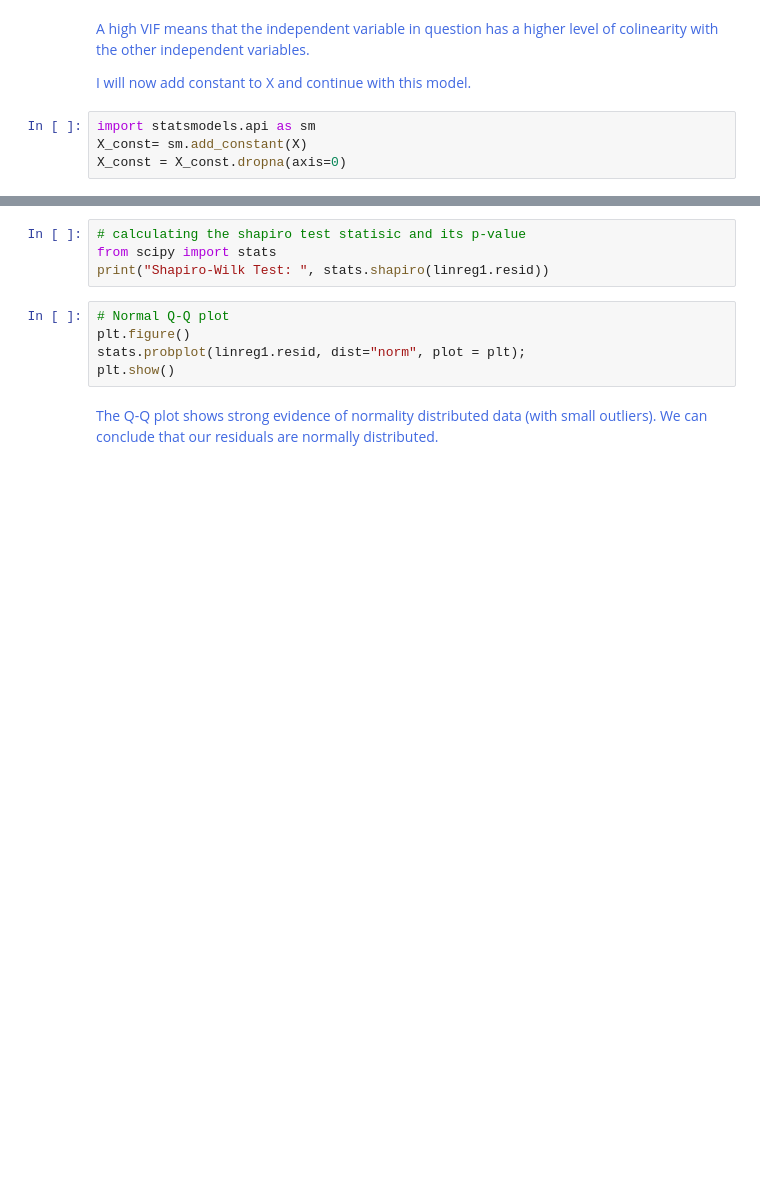
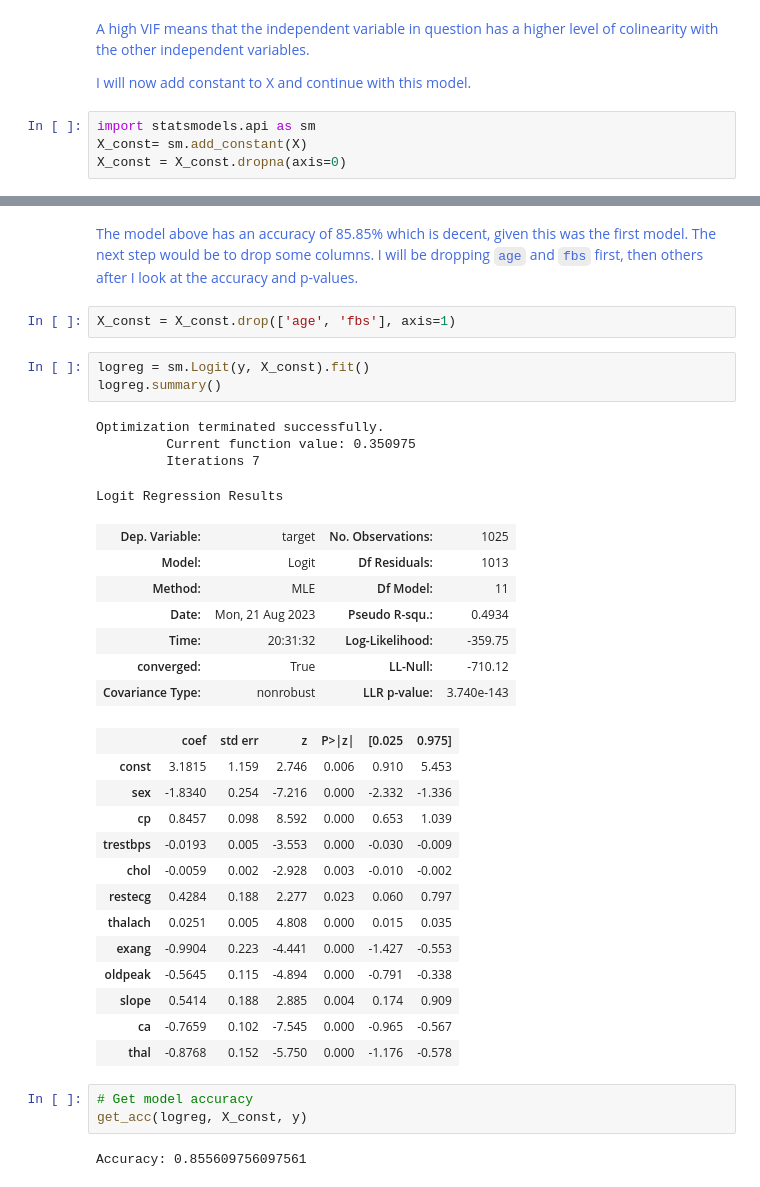
Before and after one commit to puneetsran/supervised_learning_project, a Jupyter notebook: supervised_learning_project.ipynb, the cells around one changed output, grey strips where cells are left out. Saved outputs shown, nothing was run; the diff lists cells and outputs as text; blank space fills up the shorter version.

```diff
--- a/supervised_learning_project.ipynb
+++ b/supervised_learning_project.ipynb
@@ -416,11 +380,37 @@ linreg1.summary()
-# %%
-# calculating the shapiro test statisic and its p-value
-from scipy import stats
-print("Shapiro-Wilk Test: ", stats.shapiro(linreg1.resid))
-# %%
-# Normal Q-Q plot
-plt.figure()
-stats.probplot(linreg1.resid, dist="norm", plot = plt);
-plt.show()
-# %% [markdown]
-<span style="color:royalblue">The Q-Q plot shows strong evidence of normality distributed data (with small outliers). We can conclude that our residuals are normally distributed.</span>
+# %% [markdown]
+<span style="color:royalblue">The model above has an accuracy of 85.85% which is decent, given this was the first model. The next step would be to drop some columns. I will be dropping `age` and `fbs` first, then others after I look at the accuracy and p-values.</span>
+# %%
+X_const = X_const.drop(['age', 'fbs'], axis=1)
+# %%
+logreg = sm.Logit(y, X_const).fit()
+logreg.summary()
+# %% [output]
+Optimization terminated successfully.
+         Current function value: 0.350975
+         Iterations 7
+Logit Regression Results
+| Dep. Variable: | target | No. Observations: | 1025 |
+| Model: | Logit | Df Residuals: | 1013 |
+| Method: | MLE | Df Model: | 11 |
+| Date: | Mon, 21 Aug 2023 | Pseudo R-squ.: | 0.4934 |
+| Time: | 20:31:32 | Log-Likelihood: | -359.75 |
+| converged: | True | LL-Null: | -710.12 |
+| Covariance Type: | nonrobust | LLR p-value: | 3.740e-143 |
+|  | coef | std err | z | P>|z| | [0.025 | 0.975] |
+| const | 3.1815 | 1.159 | 2.746 | 0.006 | 0.910 | 5.453 |
+| sex | -1.8340 | 0.254 | -7.216 | 0.000 | -2.332 | -1.336 |
+| cp | 0.8457 | 0.098 | 8.592 | 0.000 | 0.653 | 1.039 |
+| trestbps | -0.0193 | 0.005 | -3.553 | 0.000 | -0.030 | -0.009 |
+| chol | -0.0059 | 0.002 | -2.928 | 0.003 | -0.010 | -0.002 |
+| restecg | 0.4284 | 0.188 | 2.277 | 0.023 | 0.060 | 0.797 |
+| thalach | 0.0251 | 0.005 | 4.808 | 0.000 | 0.015 | 0.035 |
+| exang | -0.9904 | 0.223 | -4.441 | 0.000 | -1.427 | -0.553 |
+| oldpeak | -0.5645 | 0.115 | -4.894 | 0.000 | -0.791 | -0.338 |
+| slope | 0.5414 | 0.188 | 2.885 | 0.004 | 0.174 | 0.909 |
+| ca | -0.7659 | 0.102 | -7.545 | 0.000 | -0.965 | -0.567 |
+| thal | -0.8768 | 0.152 | -5.750 | 0.000 | -1.176 | -0.578 |
+# %%
+# Get model accuracy
+get_acc(logreg, X_const, y)
+# %% [output]
+Accuracy: 0.855609756097561
```
Also changed, not shown: parts of 30 cells of this notebook, 7 other files.
